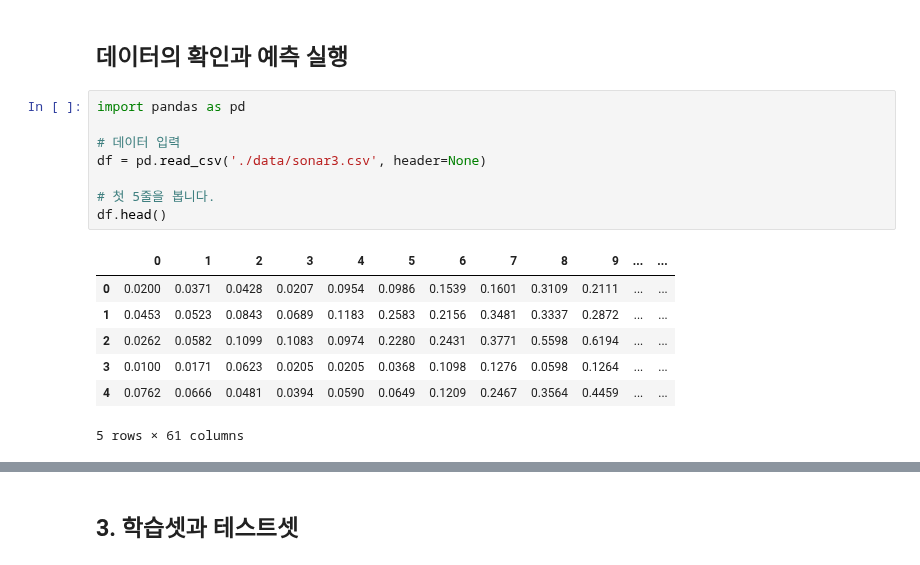
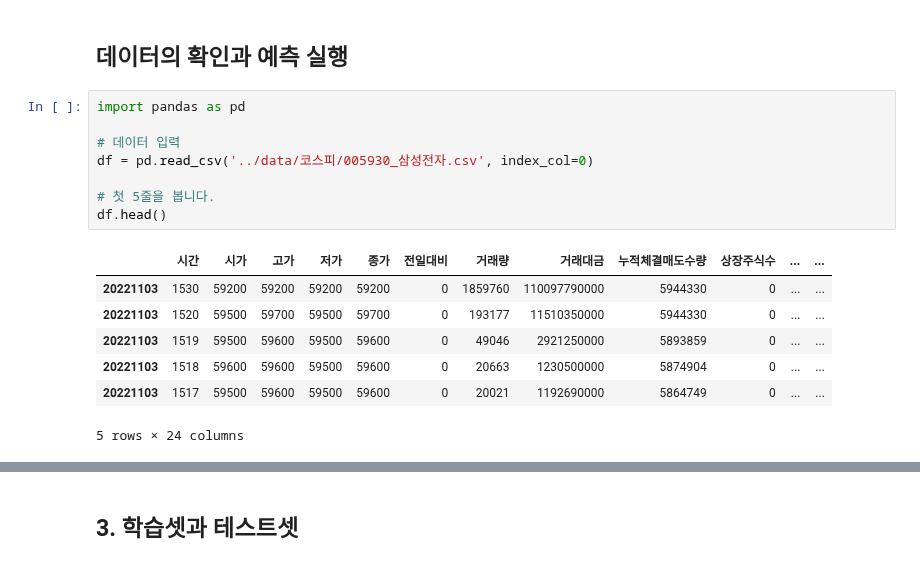
Before and after one commit to hwanghyeonjun98/trading, a Jupyter notebook: model.ipynb, the cells around one changed output, grey strips where cells are left out. Saved outputs shown, nothing was run; the diff lists cells and outputs as text.

```diff
--- a/model.ipynb
+++ b/model.ipynb
@@ -7,16 +7,16 @@
 # %%
 import pandas as pd
 
 # 데이터 입력
-df = pd.read_csv('./data/sonar3.csv', header=None)
+df = pd.read_csv('../data/코스피/005930_삼성전자.csv', index_col=0)
 
 # 첫 5줄을 봅니다.
 df.head()
 # %% [output]
-|  | 0 | 1 | 2 | 3 | 4 | 5 | 6 | 7 | 8 | 9 | ... | ... |
-| 0 | 0.0200 | 0.0371 | 0.0428 | 0.0207 | 0.0954 | 0.0986 | 0.1539 | 0.1601 | 0.3109 | 0.2111 | ... | ... |
-| 1 | 0.0453 | 0.0523 | 0.0843 | 0.0689 | 0.1183 | 0.2583 | 0.2156 | 0.3481 | 0.3337 | 0.2872 | ... | ... |
-| 2 | 0.0262 | 0.0582 | 0.1099 | 0.1083 | 0.0974 | 0.2280 | 0.2431 | 0.3771 | 0.5598 | 0.6194 | ... | ... |
-| 3 | 0.0100 | 0.0171 | 0.0623 | 0.0205 | 0.0205 | 0.0368 | 0.1098 | 0.1276 | 0.0598 | 0.1264 | ... | ... |
-| 4 | 0.0762 | 0.0666 | 0.0481 | 0.0394 | 0.0590 | 0.0649 | 0.1209 | 0.2467 | 0.3564 | 0.4459 | ... | ... |
+|  | 시간 | 시가 | 고가 | 저가 | 종가 | 전일대비 | 거래량 | 거래대금 | 누적체결매도수량 | 상장주식수 | ... | ... |
+| 20221103 | 1530 | 59200 | 59200 | 59200 | 59200 | 0 | 1859760 | 110097790000 | 5944330 | 0 | ... | ... |
+| 20221103 | 1520 | 59500 | 59700 | 59500 | 59700 | 0 | 193177 | 11510350000 | 5944330 | 0 | ... | ... |
+| 20221103 | 1519 | 59500 | 59600 | 59500 | 59600 | 0 | 49046 | 2921250000 | 5893859 | 0 | ... | ... |
+| 20221103 | 1518 | 59600 | 59600 | 59500 | 59600 | 0 | 20663 | 1230500000 | 5874904 | 0 | ... | ... |
+| 20221103 | 1517 | 59500 | 59600 | 59500 | 59600 | 0 | 20021 | 1192690000 | 5864749 | 0 | ... | ... |
-5 rows × 61 columns
+5 rows × 24 columns
```
Also changed, not shown: parts of 4 cells of this notebook.
